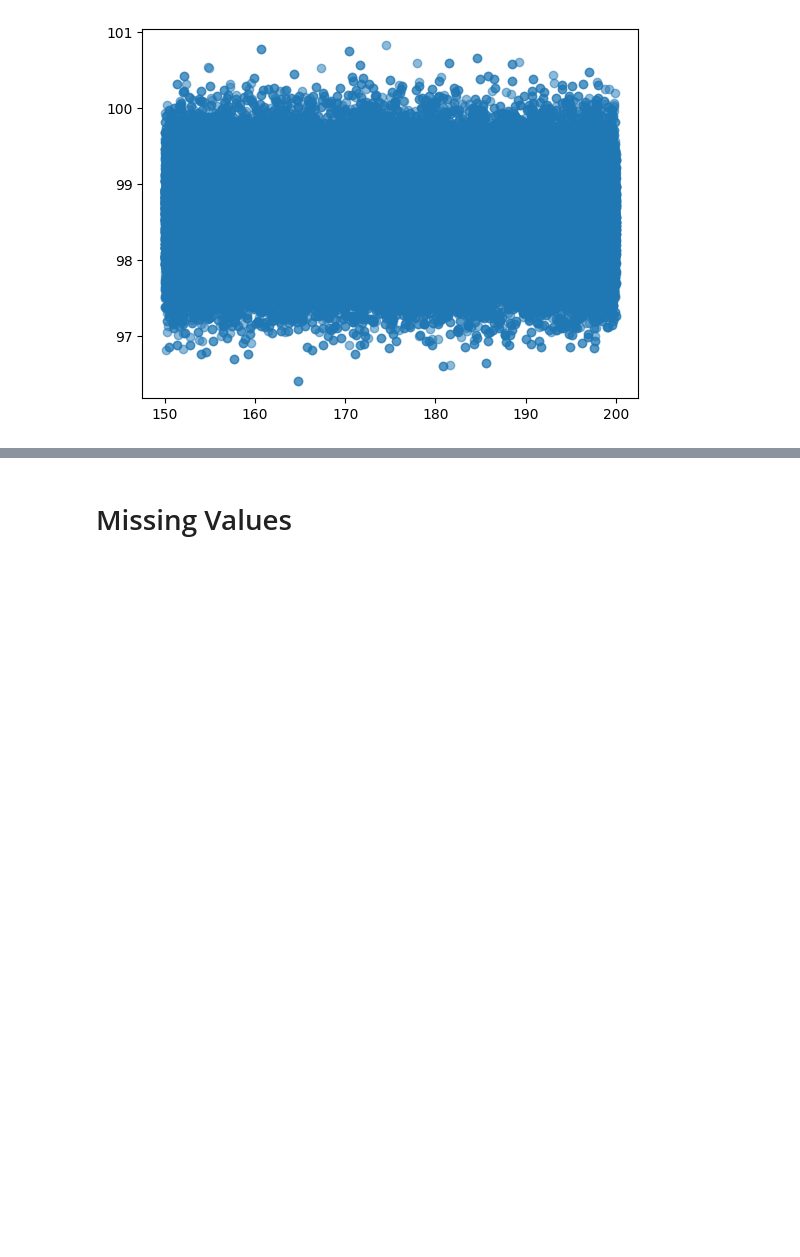
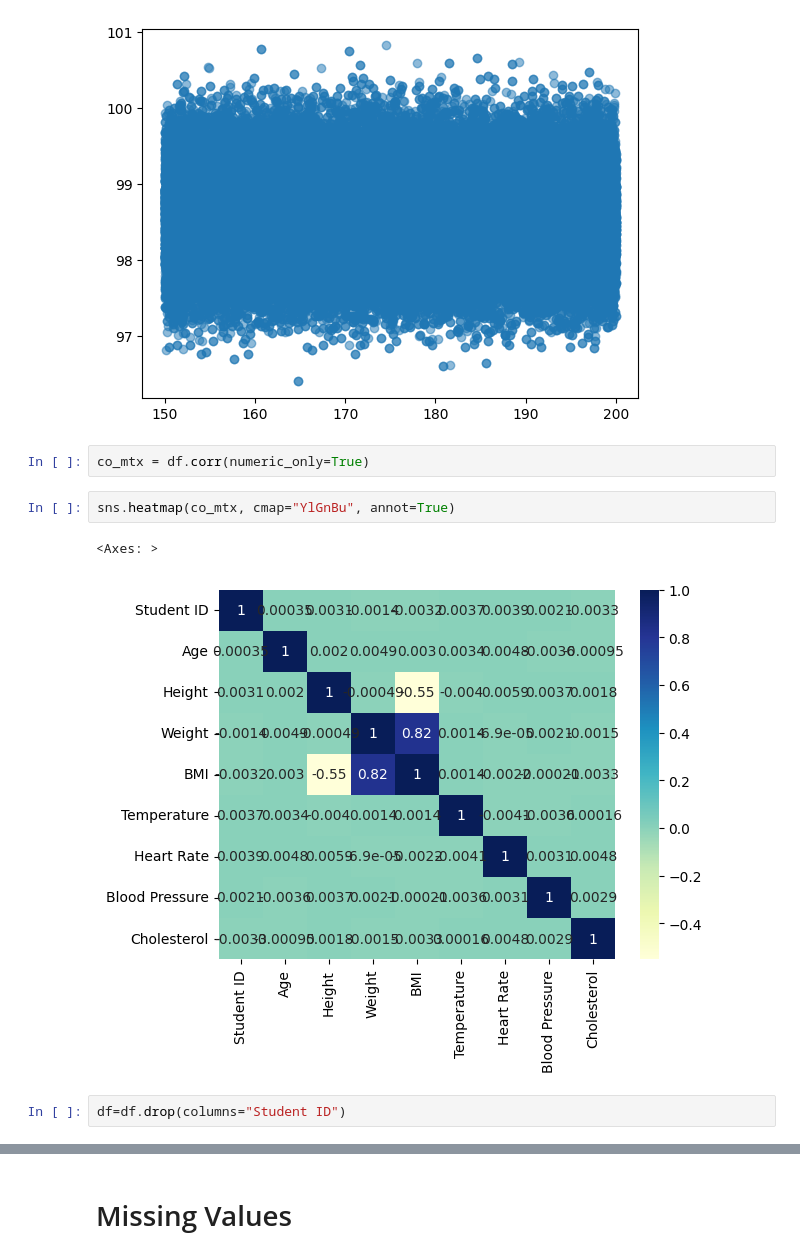
Before and after one commit to PetarKalinovski/MissingValuesTest, a Jupyter notebook: proba.ipynb, the cells around one changed output, grey strips where cells are left out. Cells and saved outputs as stored; diff of their text form; blank space fills up the shorter version.

```diff
--- a/proba.ipynb
+++ b/proba.ipynb
@@ -41,3 +41,12 @@ plt.scatter(x=x,y=y,alpha=0.5)
 # %% [output]
 <matplotlib.collections.PathCollection at 0x...>
 [figure]
+# %%
+co_mtx = df.corr(numeric_only=True)
+# %%
+sns.heatmap(co_mtx, cmap="YlGnBu", annot=True)
+# %% [output]
+<Axes: >
+[figure, added]
+# %%
+df=df.drop(columns="Student ID")
```
Also changed, not shown: parts of 10 cells of this notebook.
